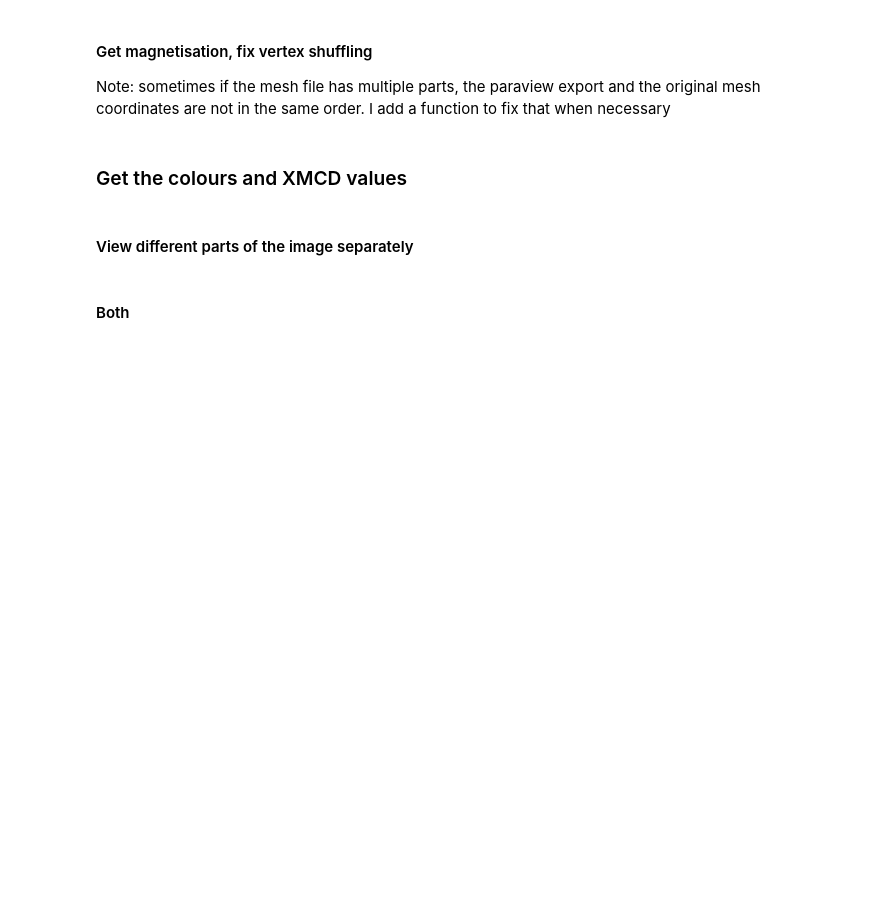
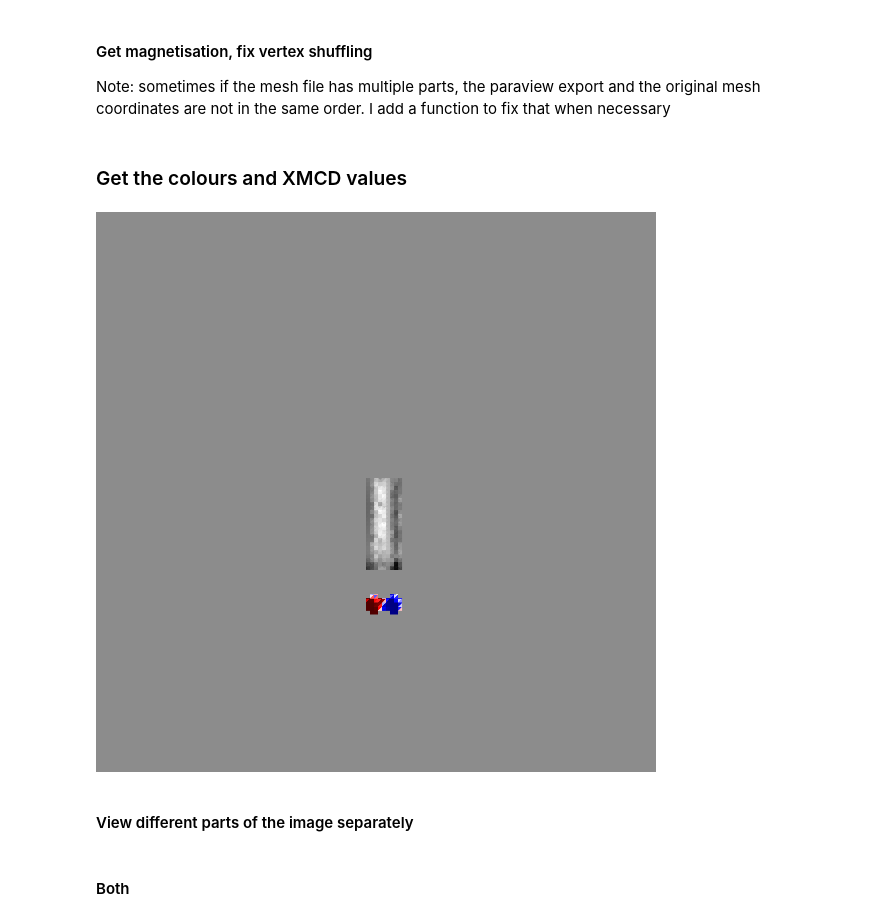
Before and after one commit to Skoricius/xmcd-projection, a Jupyter notebook: examples/mumax_projection.ipynb, the cells around one changed output. Drawn from its saved outputs; the diff is of its cells as text; code cells hidden in the pictures; blank space fills up the shorter version.

```diff
--- a/examples/mumax_projection.ipynb
+++ b/examples/mumax_projection.ipynb
@@ -75,13 +77,15 @@ mag_colors = get_struct_face_mag_color(struct, magnetisation)
 # %%
 azi=90
 center_struct = [0, 0, 0]
 dist_struct = 1e4
 center_peem = [100, -200, 0]
 dist_peem = 8e4
 
 vis = MeshVisualizer(struct, struct_projected, projected_xmcd=xmcd_value, struct_colors=mag_colors)
 vis.show(azi=azi, center=center_peem, dist=dist_peem)
-# Image.fromarray(vis.get_image_np())
+Image.fromarray(vis.get_image_np())
+# %% [output]
+[figure, added]
 # %% [markdown]
 #### View different parts of the image separately
 # %% [markdown]
```
Also changed, not shown: parts of 6 cells of this notebook, 2 other files.
